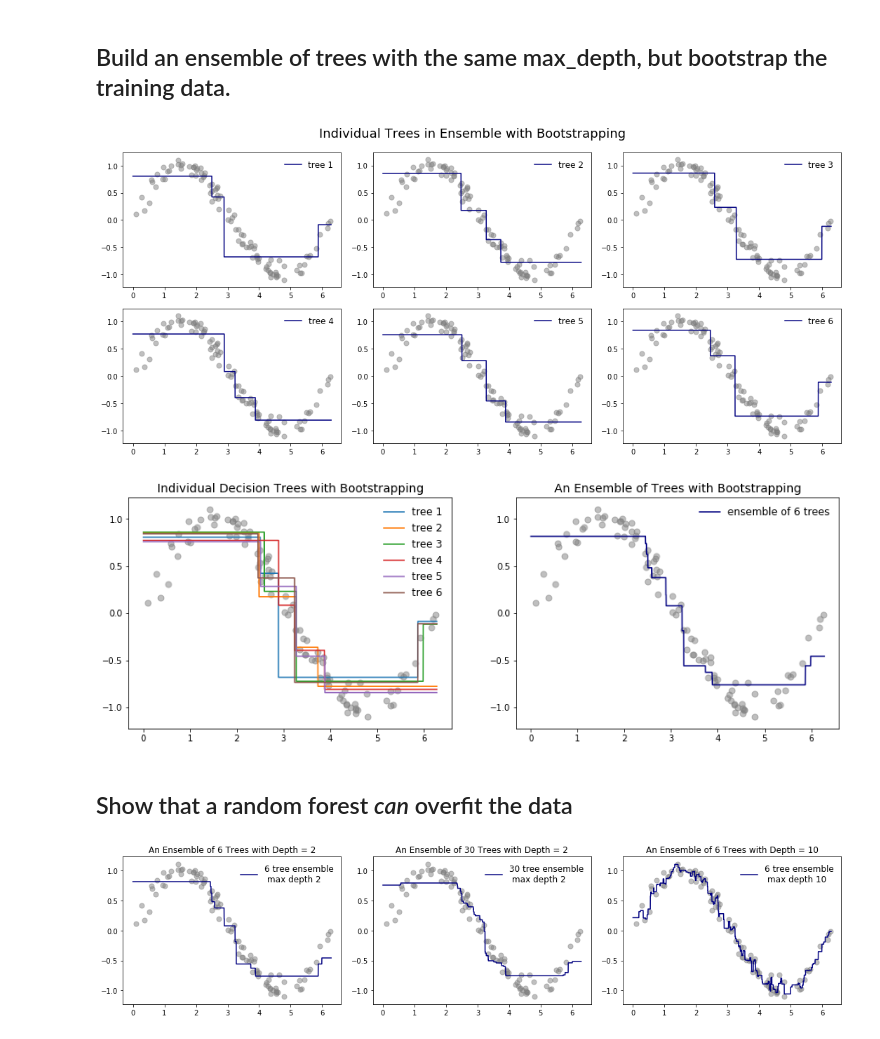
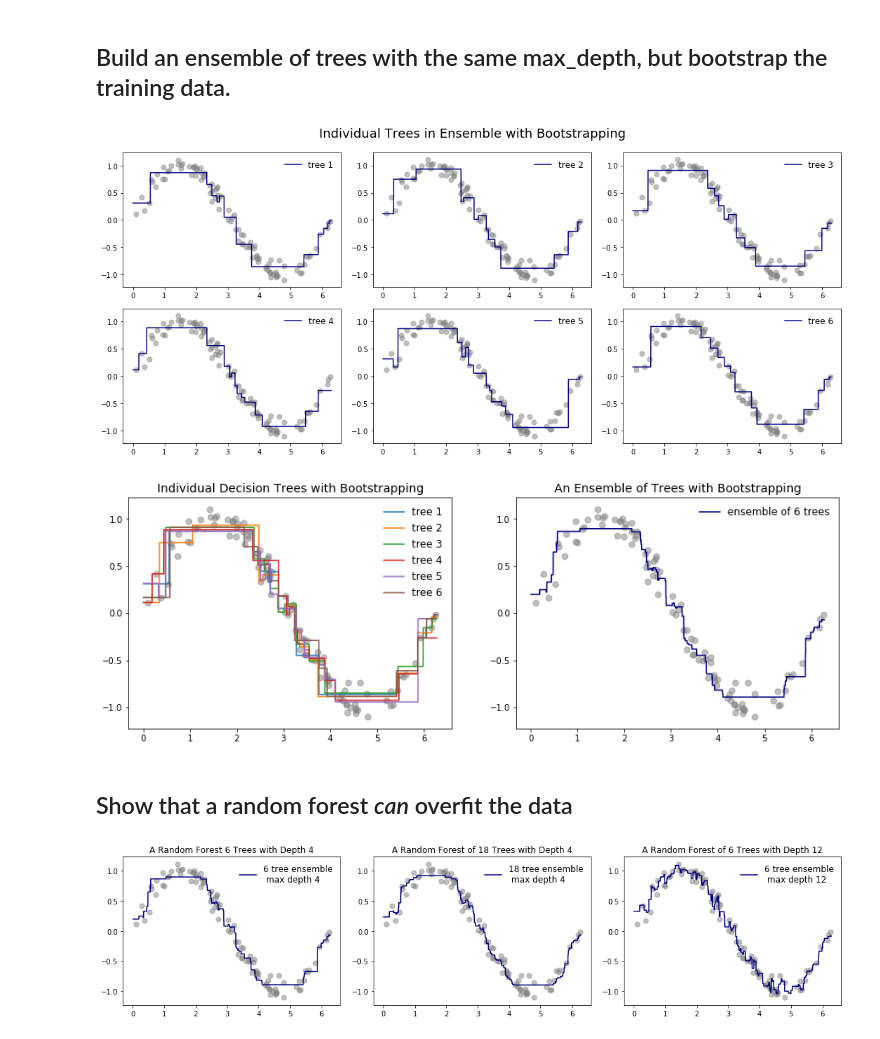
Before and after one commit to jmbuyck/articles, a Jupyter notebook: random_forest_regressor/RFR_Explained.ipynb, the cells around one changed output. Cells and saved outputs as stored; diff of their text form; code cells hidden in the pictures.

Commit message:
changed tree depth in majority of plots, introduced variable scaling_factor

```diff
--- a/random_forest_regressor/RFR_Explained.ipynb
+++ b/random_forest_regressor/RFR_Explained.ipynb
@@ -209,7 +209,7 @@ def ensemble_predict(X, trees):
 
 # constants
 num_trees=6
-max_depth=2
+max_depth=4
 # %% [markdown]
 ## Build an ensemble of trees with the same max_depth, no randomness added in.
 # %%
@@ -361,7 +361,7 @@ if save_image:
     plt.savefig('trees_in_bootstrapped_ensemble.png', dpi=default_dpi)
 plt.show()
 # %% [output]
-[figure, old version]
+[figure, new version]
 # %%
 # plot side by side: all decision tree models on one graph, next to the ensemble on another
 # GOAL: see that not only does the ensemble produce a different result,
@@ -417,7 +417,7 @@ if save_image:
     plt.savefig('bootstrapped_ensemble_side_by_side.png', dpi=default_dpi)
 plt.show()
 # %% [output]
-[figure, old version]
+[figure, new version]
 # %% [markdown]
 ## Show that a random forest _can_ overfit the data
 # %%
@@ -428,6 +428,9 @@ plt.show()
 # GOAL: show that increasing the number of trees does not overfit the data but does smooth the curve
 #       AND that averaging is not enough to correct for overfitting if the individual trees are too deep
 # %%
+# set a factor for making the number of trees or max depth larger
+scaling_factor = 3
+
 # figure size to keep all of the subplots legible
 plt.figure(figsize=(15, 4))
 
@@ -435,7 +438,7 @@ plt.figure(figsize=(15, 4))
 plt.subplot(1, 3, 1)
 
 if print_title:
-    plt.title(f'An Ensemble of {num_trees} Trees with Depth = {max_depth}')
+    plt.title(f'A Random Forest {num_trees} Trees with Depth {max_depth}')
 
 # plot our training data
 plot_training_data(X, y)
@@ -454,7 +457,7 @@ plot_model_results(
 # Part 1: let number of decision trees increase dramatically, but keep max_depth fixed and small
 plt.subplot(1, 3, 2)
 
-more_trees = 5 * num_trees
+more_trees = scaling_factor * num_trees
 many_tree_ensemble = ensemble_grow(
     X=X,
     y=y,
@@ -464,7 +467,7 @@ many_tree_ensemble = ensemble_grow(
 )
 
 if print_title:
-    plt.title(f'An Ensemble of {more_trees} Trees with Depth = {max_depth}')
+    plt.title(f'A Random Forest of {more_trees} Trees with Depth {max_depth}')
 
 # plot our training data
 plot_training_data(X, y)
@@ -483,7 +486,7 @@ plot_model_results(
 # Part 2: keep number of decision trees fixed, but let max_depth get big
 plt.subplot(1, 3, 3)
 
-more_depth = 5 * max_depth
+more_depth = scaling_factor * max_depth
 deep_tree_ensemble = ensemble_grow(
     X=X,
     y=y,
@@ -491,32 +494,32 @@ deep_tree_ensemble = ensemble_grow(
     max_depth=more_depth,  # 5x previous max_depth
     bootstrap=True
 )
 
 if print_title:
-    plt.title(f'An Ensemble of {num_trees} Trees with Depth = {5*max_depth}')
+    plt.title(f'A Random Forest of {num_trees} Trees with Depth {more_depth}')
 
 # plot our training data
 plot_training_data(X, y)
 
 # generate the predictions for plotting the model
 y_model_plot = ensemble_predict(X_model_plot, deep_tree_ensemble)
 
 # plot the ensemble's predictions
 plot_model_results(
     X=X_model_plot,
     y_hat=y_model_plot,
     label=f'{num_trees} tree ensemble\n max depth {more_depth}',
     legend_line_size=2
 )
 
 # this keeps the plot margins tight, without messing up the suptitle! see top answer at:
 # https://stackoverflow.com/questions/8248467/matplotlib-tight-layout-doesnt-take-into-account-figure-suptitle
 plt.tight_layout(rect=[0, 0.03, 1, 0.95])
 
 # final touches on our plot and saving to file
 if save_image:
     plt.savefig('random_forest_num_trees_vs_depth.png', dpi=default_dpi)
 
 plt.show()
 # %% [output]
-[figure, old version]
+[figure, new version]
```
Also changed, not shown: parts of 2 cells of this notebook.
